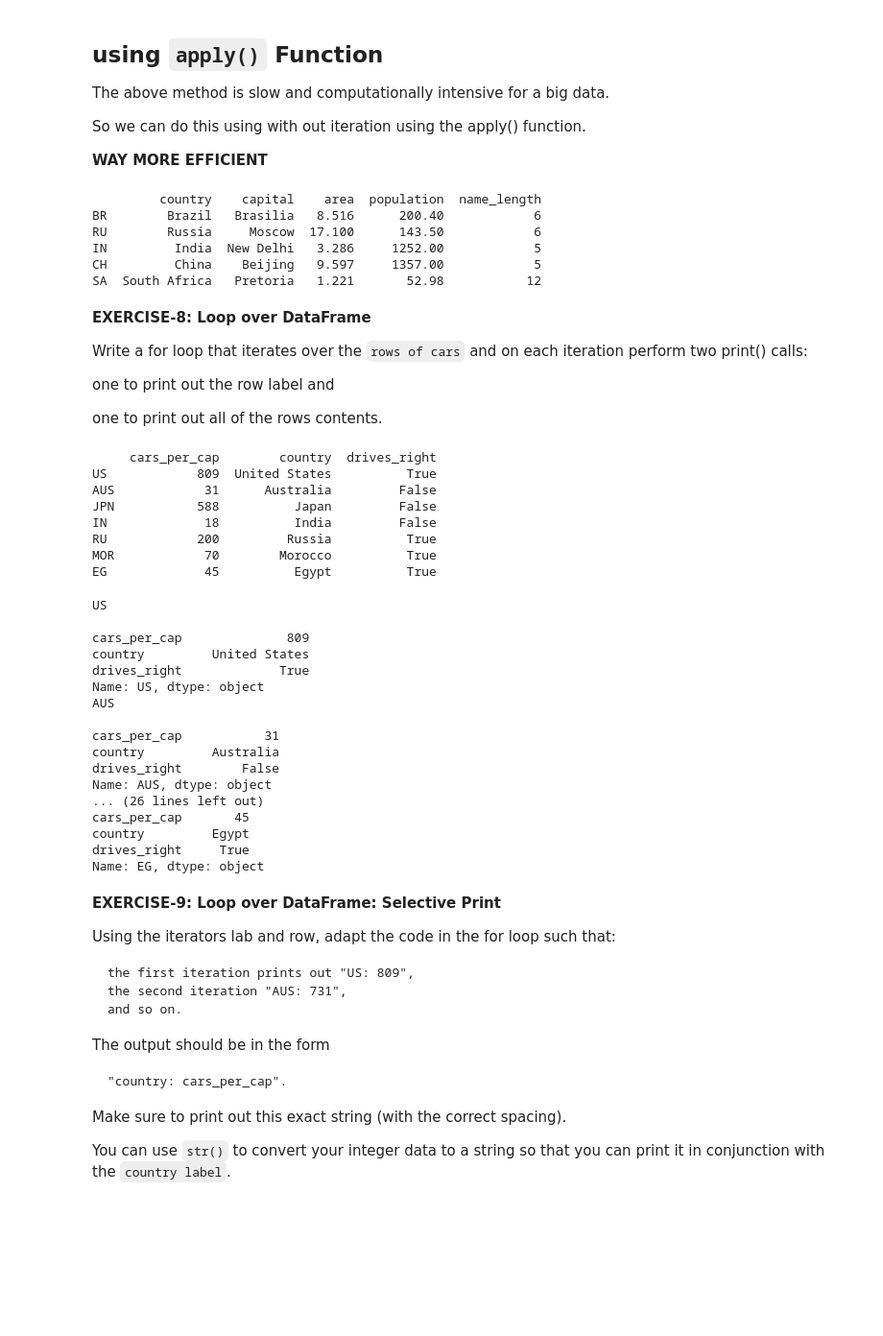
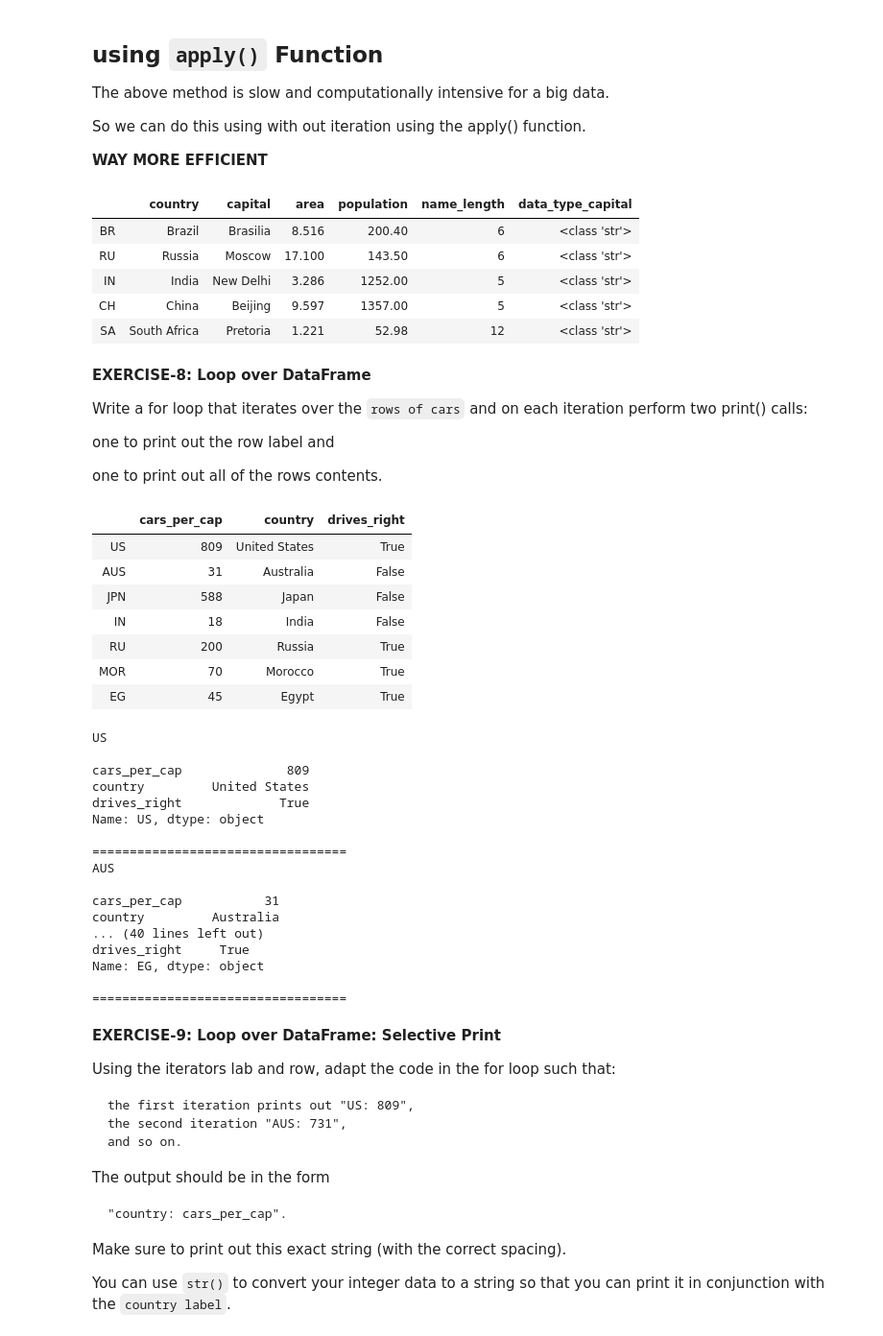
Before and after one commit to BeTKH/DataScieneinPython, a Jupyter notebook: 2. Intermediate Python.ipynb, the cells around one changed output. Shown at 96% size. Saved outputs shown, nothing was run; the diff lists cells and outputs as text; code cells hidden in the pictures; blank space fills up the shorter version.

```diff
--- a/2. Intermediate Python.ipynb
+++ b/2. Intermediate Python.ipynb
@@ -1823,15 +1936,16 @@ So we can do this using with out iteration using the apply() function.
 # %%
 import pandas as pd
 brics = pd.read_csv("brics.csv", index_col = 0)
 brics["name_length"] = brics["country"].apply(len)
-print(brics)
+brics["data_type_capital"] = brics['capital'].apply(type)
+brics
 # %% [output]
-         country    capital    area  population  name_length
-BR        Brazil   Brasilia   8.516      200.40            6
-RU        Russia     Moscow  17.100      143.50            6
-IN         India  New Delhi   3.286     1252.00            5
-CH         China    Beijing   9.597     1357.00            5
-SA  South Africa   Pretoria   1.221       52.98           12
+|  | country | capital | area | population | name_length | data_type_capital |
+| BR | Brazil | Brasilia | 8.516 | 200.40 | 6 | <class 'str'> |
+| RU | Russia | Moscow | 17.100 | 143.50 | 6 | <class 'str'> |
+| IN | India | New Delhi | 3.286 | 1252.00 | 5 | <class 'str'> |
+| CH | China | Beijing | 9.597 | 1357.00 | 5 | <class 'str'> |
+| SA | South Africa | Pretoria | 1.221 | 52.98 | 12 | <class 'str'> |
 # %% [markdown]
 **EXERCISE-8: Loop over DataFrame**
 
@@ -1843,20 +1957,21 @@ one to print out all of the rows contents.
 # %%
 import pandas as pd
 cars = pd.read_csv("cars.csv", index_col =0)
-print(cars)
+cars
 # %% [output]
-     cars_per_cap        country  drives_right
-US            809  United States          True
-AUS            31      Australia         False
-JPN           588          Japan         False
-IN             18          India         False
-RU            200         Russia          True
-MOR            70        Morocco          True
-EG             45          Egypt          True
+|  | cars_per_cap | country | drives_right |
+| US | 809 | United States | True |
+| AUS | 31 | Australia | False |
+| JPN | 588 | Japan | False |
+| IN | 18 | India | False |
+| RU | 200 | Russia | True |
+| MOR | 70 | Morocco | True |
+| EG | 45 | Egypt | True |
 # %%
 for label, row in cars.iterrows():
     print(label, "\n")
-    print(row)
+    print(row, "\n")
+    print("==================================")
 # %% [output]
 US
 
@@ -1864,17 +1979,17 @@ cars_per_cap              809
 country         United States
 drives_right             True
 Name: US, dtype: object
+
+==================================
 AUS
 
 cars_per_cap           31
 country         Australia
-drives_right        False
-Name: AUS, dtype: object
-... (26 lines left out)
-cars_per_cap       45
-country         Egypt
+... (40 lines left out)
 drives_right     True
 Name: EG, dtype: object
+
+==================================
 # %% [markdown]
 **EXERCISE-9: Loop over DataFrame: Selective Print**
 
```
Also changed, not shown: parts of 45 cells of this notebook.
